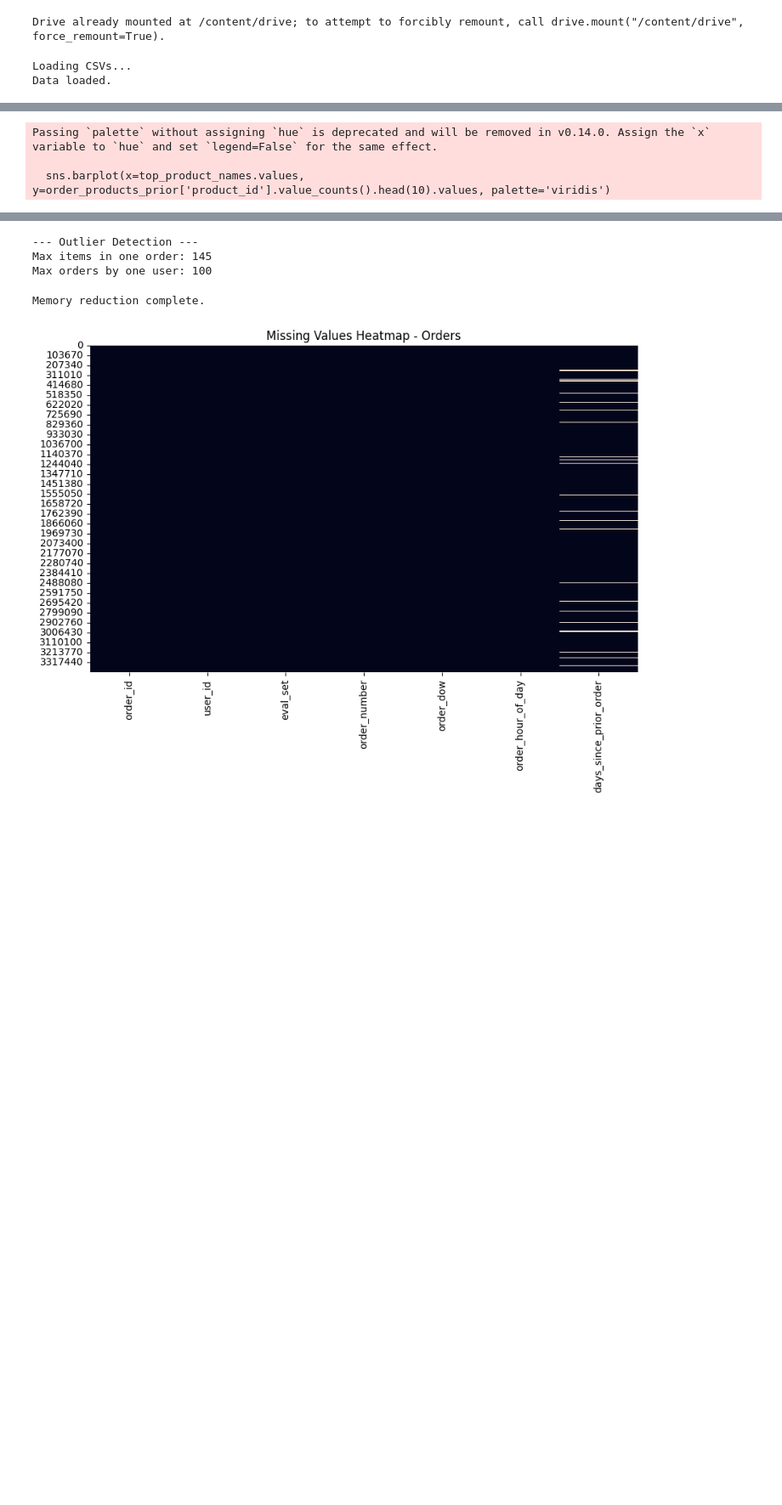
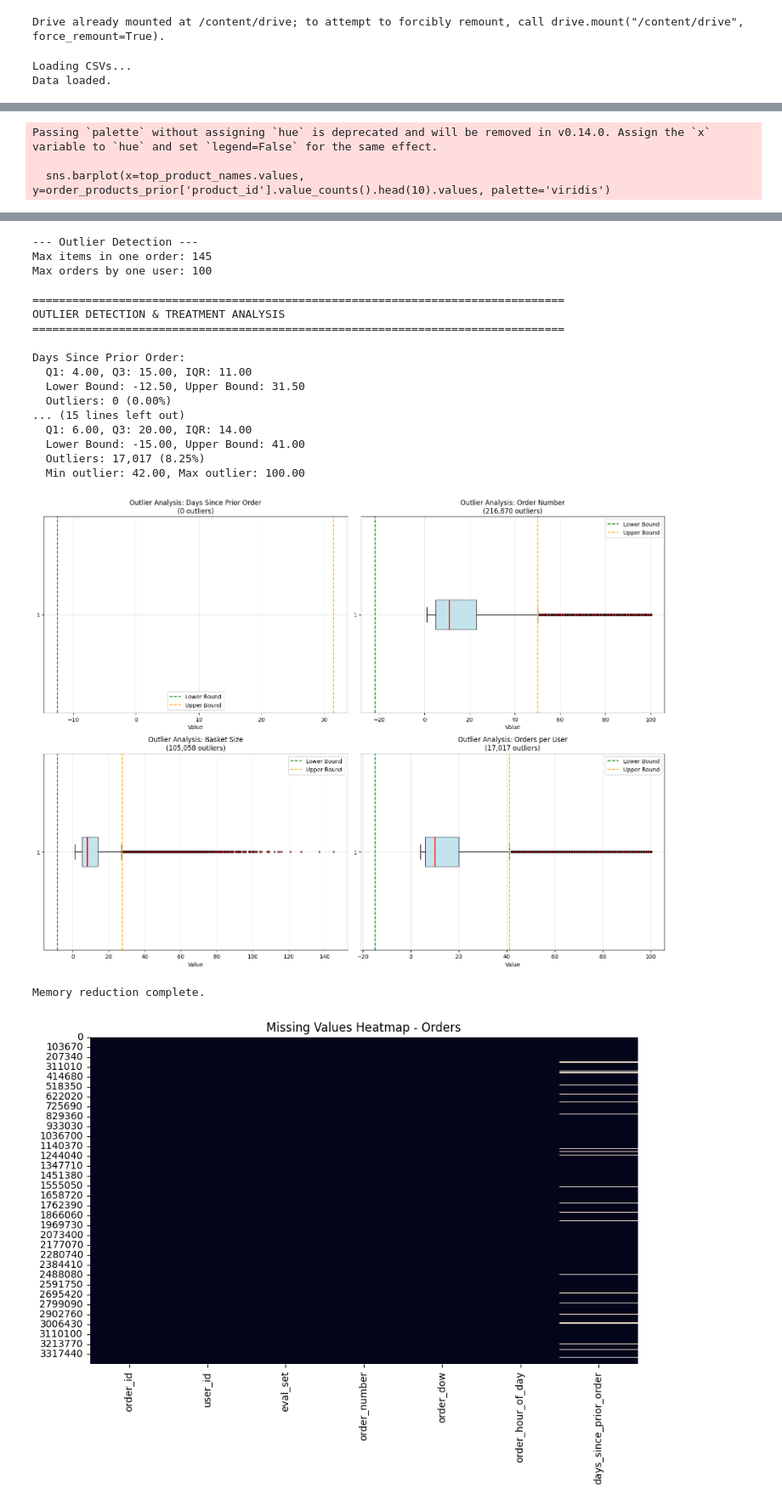
Before and after one commit to DataSnek/ML-Project, a Jupyter notebook: EDA.ipynb, the cells around one changed output, grey strips where cells are left out. Shown at 85% size. Drawn from its saved outputs; the diff is of its cells as text; code cells hidden in the pictures; blank space fills up the shorter version.

```diff
--- a/EDA.ipynb
+++ b/EDA.ipynb
@@ -77,33 +77,110 @@ plt.title('Distribution of Basket Sizes (Items per Order)')
 plt.xlabel('Number of Items')
 plt.xlim(0, 50) # Cap at 50 for readability
 plt.show()
 
 # Top 10 Popular Products
 top_products = order_products_prior['product_id'].value_counts().head(10).index
 
 top_product_names = products[products['product_id'].isin(top_products)]['product_name']
 
 plt.figure(figsize=(10, 5))
 sns.barplot(x=top_product_names.values, y=order_products_prior['product_id'].value_counts().head(10).values, palette='viridis')
 plt.title('Top 10 Most Ordered Products')
 plt.xticks(rotation=45, ha='right')
 plt.show()
 
 #  Outlier Detection
 # Check for  bots or massive orders
 print("--- Outlier Detection ---")
 print(f"Max items in one order: {basket_sizes.max()}")
 print(f"Max orders by one user: {orders.groupby('user_id').size().max()}")
+
+
+print("\n" + "="*80)
+print("OUTLIER DETECTION & TREATMENT ANALYSIS")
+print("="*80)
+
+def detect_outliers_iqr(series, name):
+    """Detect outliers using IQR method"""
+    Q1 = series.quantile(0.25)
+    Q3 = series.quantile(0.75)
+    IQR = Q3 - Q1
+    lower_bound = Q1 - 1.5 * IQR
+    upper_bound = Q3 + 1.5 * IQR
+
+    outliers = series[(series < lower_bound) | (series > upper_bound)]
+    outlier_pct = (len(outliers) / len(series)) * 100
+
+    print(f"\n{name}:")
+    print(f"  Q1: {Q1:.2f}, Q3: {Q3:.2f}, IQR: {IQR:.2f}")
+    print(f"  Lower Bound: {lower_bound:.2f}, Upper Bound: {upper_bound:.2f}")
+    print(f"  Outliers: {len(outliers):,} ({outlier_pct:.2f}%)")
+    print(f"  Min outlier: {outliers.min():.2f}, Max outlier: {outliers.max():.2f}")
+
+    return outliers, lower_bound, upper_bound
+
+# Analyze outliers in key features
+basket_sizes = order_products_prior.groupby('order_id')['product_id'].count()
+orders_per_user = orders.groupby('user_id')['order_id'].count()
+
+outlier_features = {
+    'Days Since Prior Order': orders['days_since_prior_order'],
+    'Order Number': orders['order_number'],
+    'Basket Size': basket_sizes,
+    'Orders per User': orders_per_user
+}
+
+outlier_results = {}
+for name, series in outlier_features.items():
+    outliers, lower, upper = detect_outliers_iqr(series, name)
+    outlier_results[name] = (outliers, lower, upper)
+
+# Visualize outliers
+fig, axes = plt.subplots(2, 2, figsize=(16, 12))
+axes = axes.flatten()
+
+for idx, (name, series) in enumerate(outlier_features.items()):
+    outliers, lower, upper = outlier_results[name]
+
+    axes[idx].boxplot(series, vert=False, patch_artist=True,
+                     boxprops=dict(facecolor='lightblue', alpha=0.7),
+                     medianprops=dict(color='red', linewidth=2),
+                     flierprops=dict(marker='o', markerfacecolor='red',
+                                   markersize=3, alpha=0.5))
+    axes[idx].axvline(lower, color='green', linestyle='--', label='Lower Bound')
+    axes[idx].axvline(upper, color='orange', linestyle='--', label='Upper Bound')
+    axes[idx].set_title(f'Outlier Analysis: {name}\n({len(outliers):,} outliers)')
+    axes[idx].set_xlabel('Value')
+    axes[idx].legend()
+    axes[idx].grid(alpha=0.3)
+
+plt.tight_layout()
+plt.show()
 # %% [output]
 [figure]
 [figure]
 Passing `palette` without assigning `hue` is deprecated and will be removed in v0.14.0. Assign the `x` variable to `hue` and set `legend=False` for the same effect.
 
   sns.barplot(x=top_product_names.values, y=order_products_prior['product_id'].value_counts().head(10).values, palette='viridis')
 [figure]
 --- Outlier Detection ---
 Max items in one order: 145
 Max orders by one user: 100
+
+================================================================================
+OUTLIER DETECTION & TREATMENT ANALYSIS
+================================================================================
+
+Days Since Prior Order:
+  Q1: 4.00, Q3: 15.00, IQR: 11.00
+  Lower Bound: -12.50, Upper Bound: 31.50
+  Outliers: 0 (0.00%)
+... (15 lines left out)
+  Q1: 6.00, Q3: 20.00, IQR: 14.00
+  Lower Bound: -15.00, Upper Bound: 41.00
+  Outliers: 17,017 (8.25%)
+  Min outlier: 42.00, Max outlier: 100.00
+[figure, added]
 # %%
 # reducing the memory
 orders = reduce_mem_usage(orders)
```
Also changed, not shown: parts of 7 cells of this notebook.
